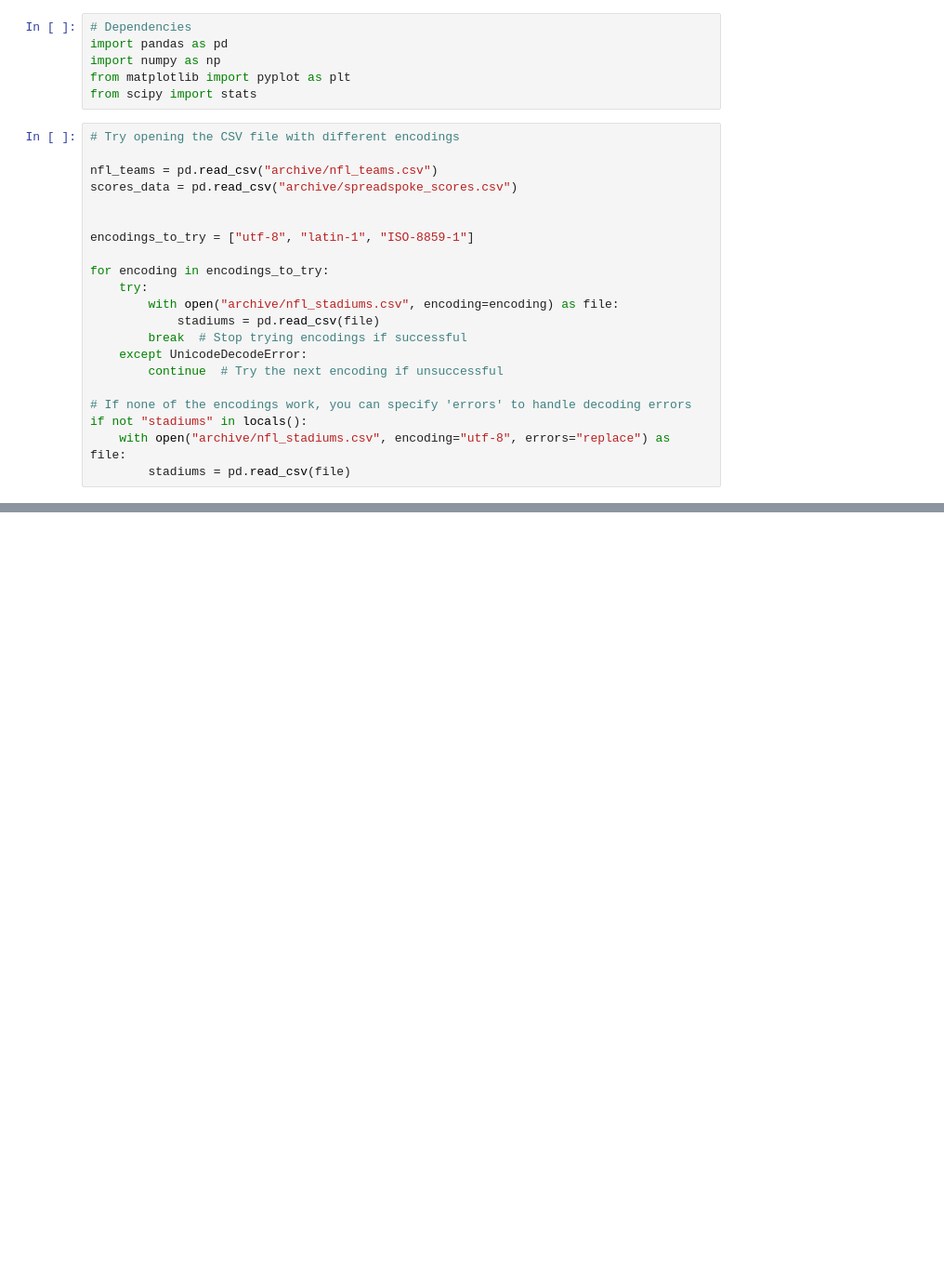
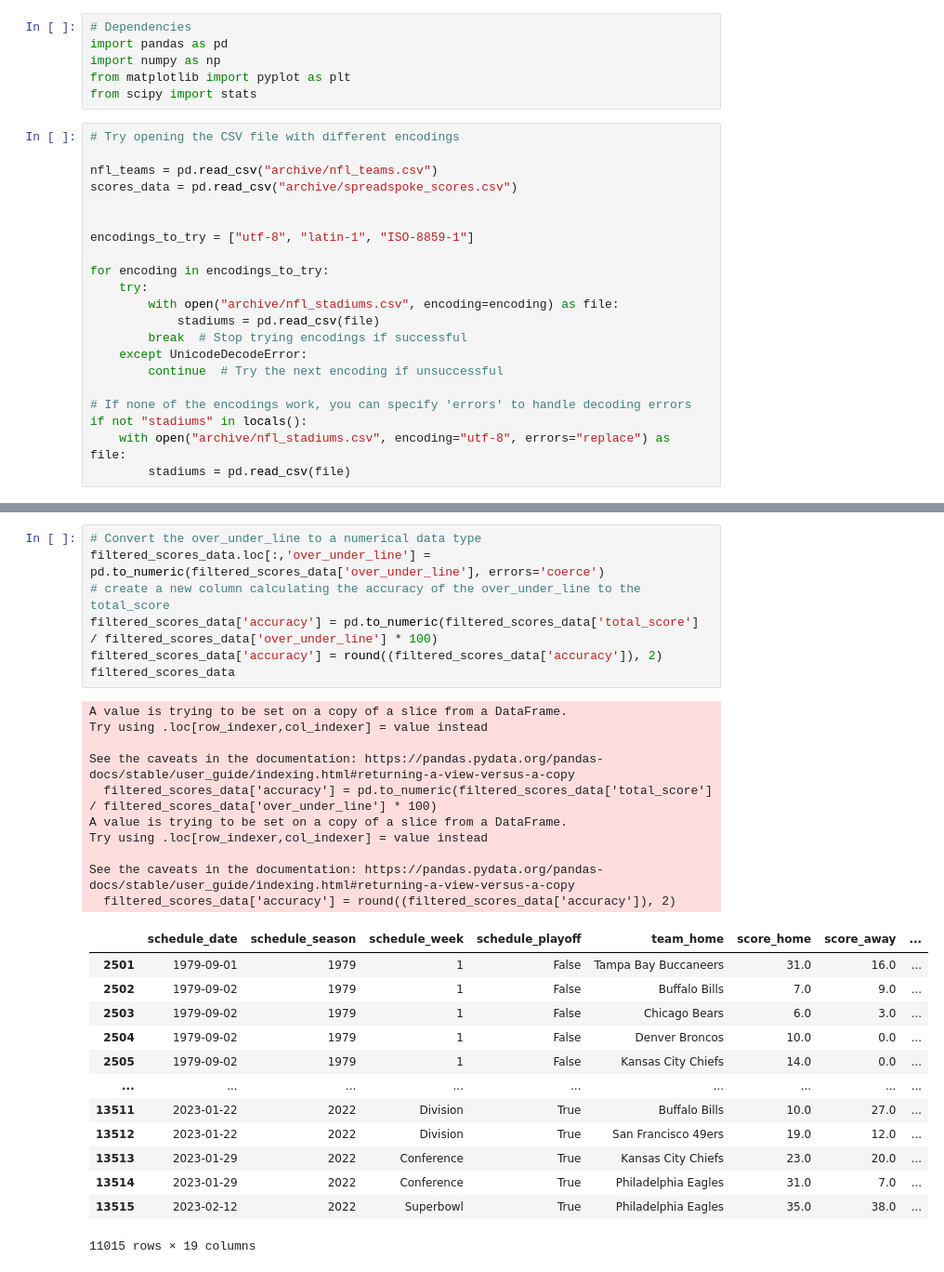
Before and after one commit to davisdw/Project_1_Group_5, a Jupyter notebook: Analysis.ipynb, the cells around one changed output, grey strips where cells are left out. Shown at 93% size. Cells and saved outputs as stored; diff of their text form; blank space fills up the shorter version.

```diff
--- a/Analysis.ipynb
+++ b/Analysis.ipynb
@@ -43,0 +87,31 @@ scores_data
+# %%
+# Convert the over_under_line to a numerical data type
+filtered_scores_data.loc[:,'over_under_line'] = pd.to_numeric(filtered_scores_data['over_under_line'], errors='coerce')
+# create a new column calculating the accuracy of the over_under_line to the total_score
+filtered_scores_data['accuracy'] = pd.to_numeric(filtered_scores_data['total_score'] / filtered_scores_data['over_under_line'] * 100)
+filtered_scores_data['accuracy'] = round((filtered_scores_data['accuracy']), 2)
+filtered_scores_data
+# %% [output]
+A value is trying to be set on a copy of a slice from a DataFrame.
+Try using .loc[row_indexer,col_indexer] = value instead
+
+See the caveats in the documentation: https://pandas.pydata.org/pandas-docs/stable/user_guide/indexing.html#returning-a-view-versus-a-copy
+  filtered_scores_data['accuracy'] = pd.to_numeric(filtered_scores_data['total_score'] / filtered_scores_data['over_under_line'] * 100)
+A value is trying to be set on a copy of a slice from a DataFrame.
+Try using .loc[row_indexer,col_indexer] = value instead
+
+See the caveats in the documentation: https://pandas.pydata.org/pandas-docs/stable/user_guide/indexing.html#returning-a-view-versus-a-copy
+  filtered_scores_data['accuracy'] = round((filtered_scores_data['accuracy']), 2)
+|  | schedule_date | schedule_season | schedule_week | schedule_playoff | team_home | score_home | score_away | ... |
+| 2501 | 1979-09-01 | 1979 | 1 | False | Tampa Bay Buccaneers | 31.0 | 16.0 | ... |
+| 2502 | 1979-09-02 | 1979 | 1 | False | Buffalo Bills | 7.0 | 9.0 | ... |
+| 2503 | 1979-09-02 | 1979 | 1 | False | Chicago Bears | 6.0 | 3.0 | ... |
+| 2504 | 1979-09-02 | 1979 | 1 | False | Denver Broncos | 10.0 | 0.0 | ... |
+| 2505 | 1979-09-02 | 1979 | 1 | False | Kansas City Chiefs | 14.0 | 0.0 | ... |
+| ... | ... | ... | ... | ... | ... | ... | ... | ... |
+| 13511 | 2023-01-22 | 2022 | Division | True | Buffalo Bills | 10.0 | 27.0 | ... |
+| 13512 | 2023-01-22 | 2022 | Division | True | San Francisco 49ers | 19.0 | 12.0 | ... |
+| 13513 | 2023-01-29 | 2022 | Conference | True | Kansas City Chiefs | 23.0 | 20.0 | ... |
+| 13514 | 2023-01-29 | 2022 | Conference | True | Philadelphia Eagles | 31.0 | 7.0 | ... |
+| 13515 | 2023-02-12 | 2022 | Superbowl | True | Philadelphia Eagles | 35.0 | 38.0 | ... |
+11015 rows × 19 columns
```
Also changed, not shown: parts of 4 cells of this notebook.
